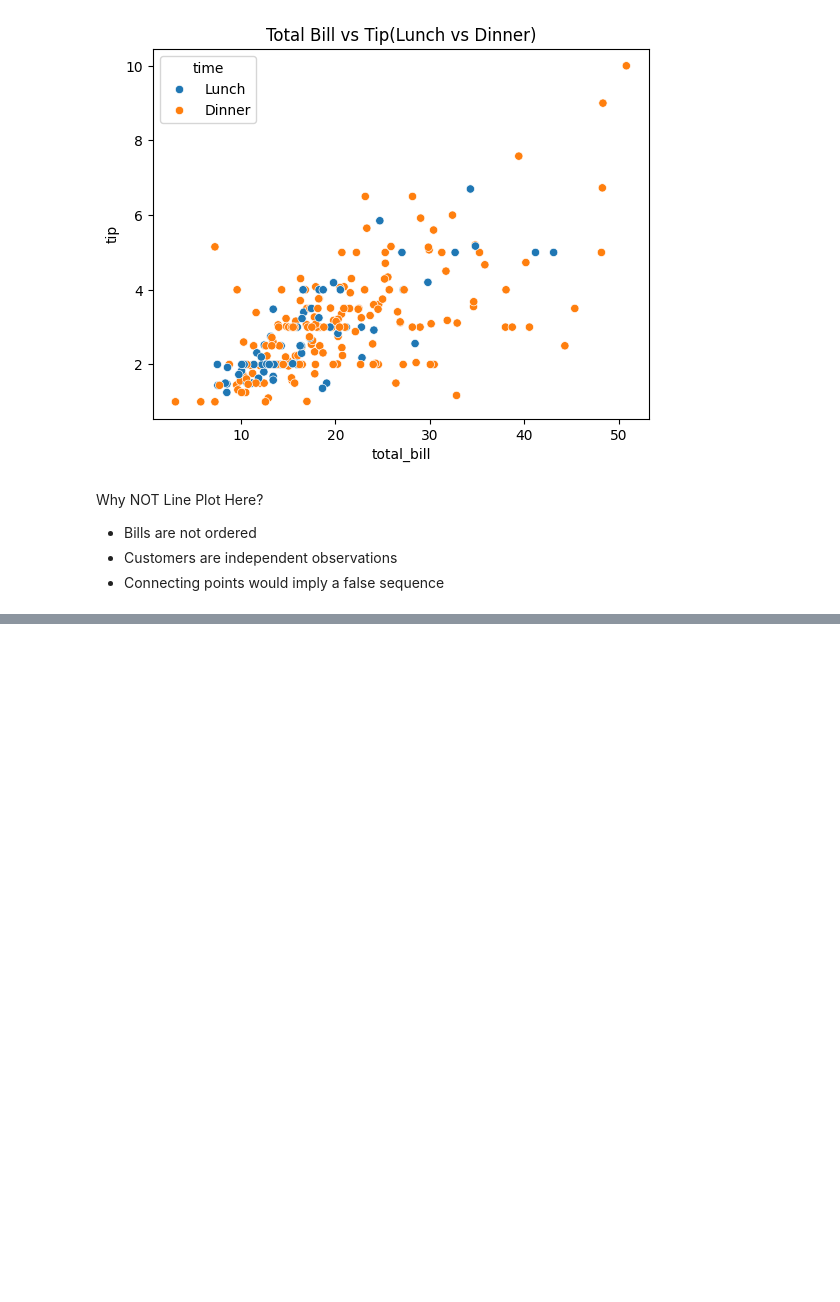
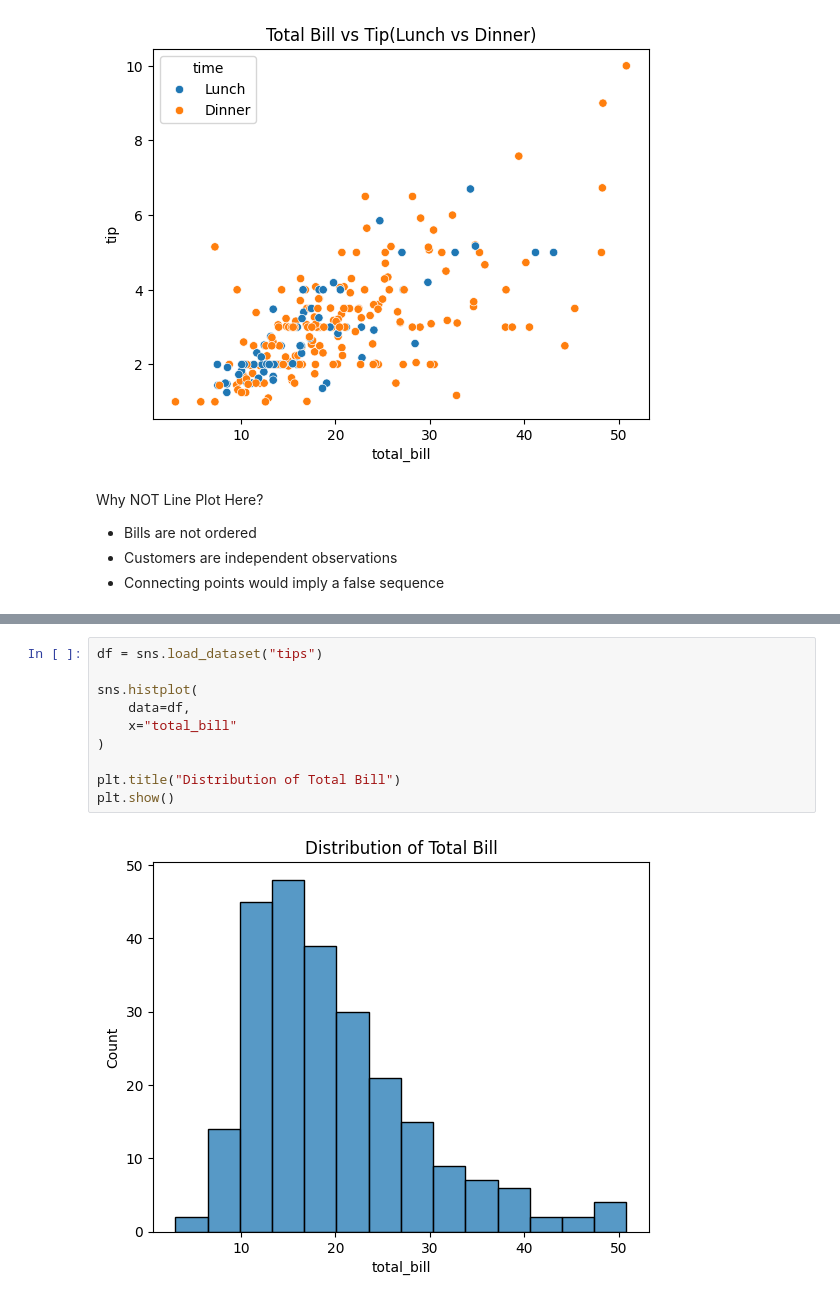
Before and after one commit to AromalDileep/traditional_ml, a Jupyter notebook: notebooks/04_visualization_eda.ipynb, the cells around one changed output, grey strips where cells are left out. Drawn from its saved outputs; the diff is of its cells as text; blank space fills up the shorter version.

Commit message:
Visualization completed

```diff
--- a/notebooks/04_visualization_eda.ipynb
+++ b/notebooks/04_visualization_eda.ipynb
@@ -131,0 +148,12 @@ Why NOT Line Plot Here?
+# %%
+df = sns.load_dataset("tips")
+
+sns.histplot(
+    data=df,
+    x="total_bill"
+)
+
+plt.title("Distribution of Total Bill")
+plt.show()
+# %% [output]
+[figure, added]
```
Also changed, not shown: parts of 45 cells of this notebook, 1 other file.
